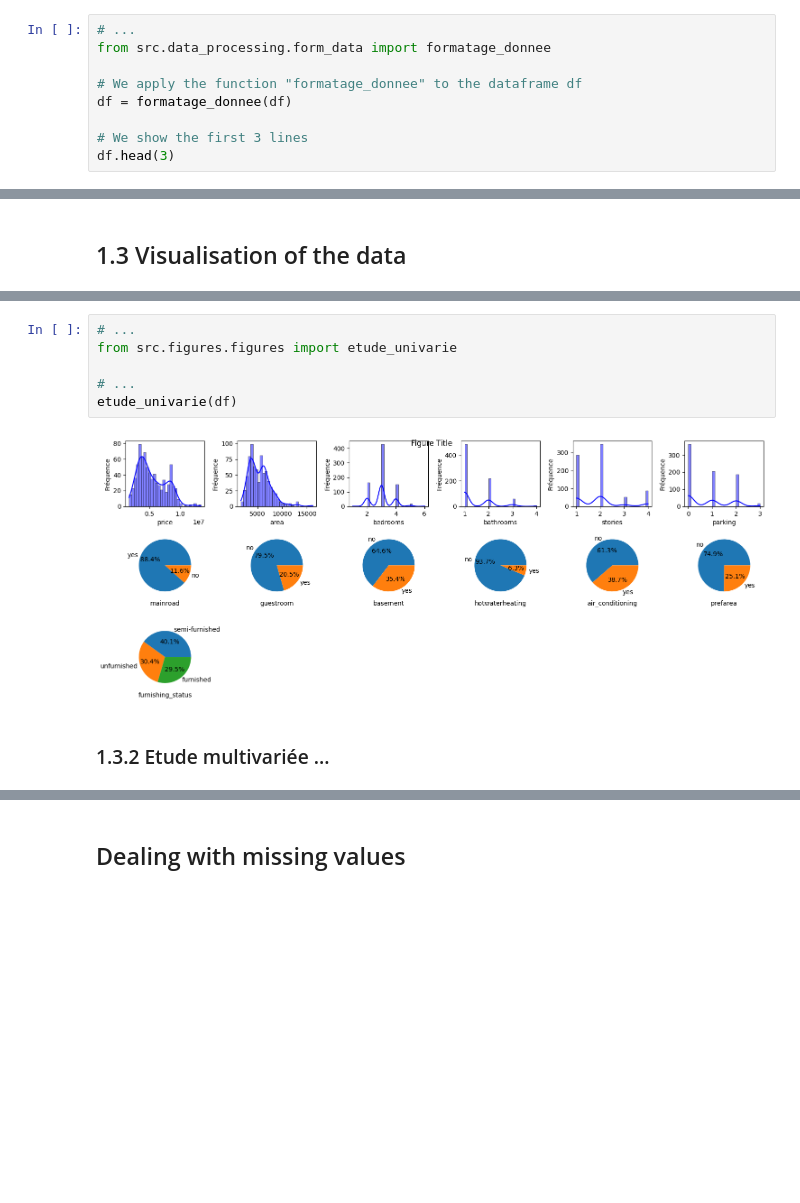
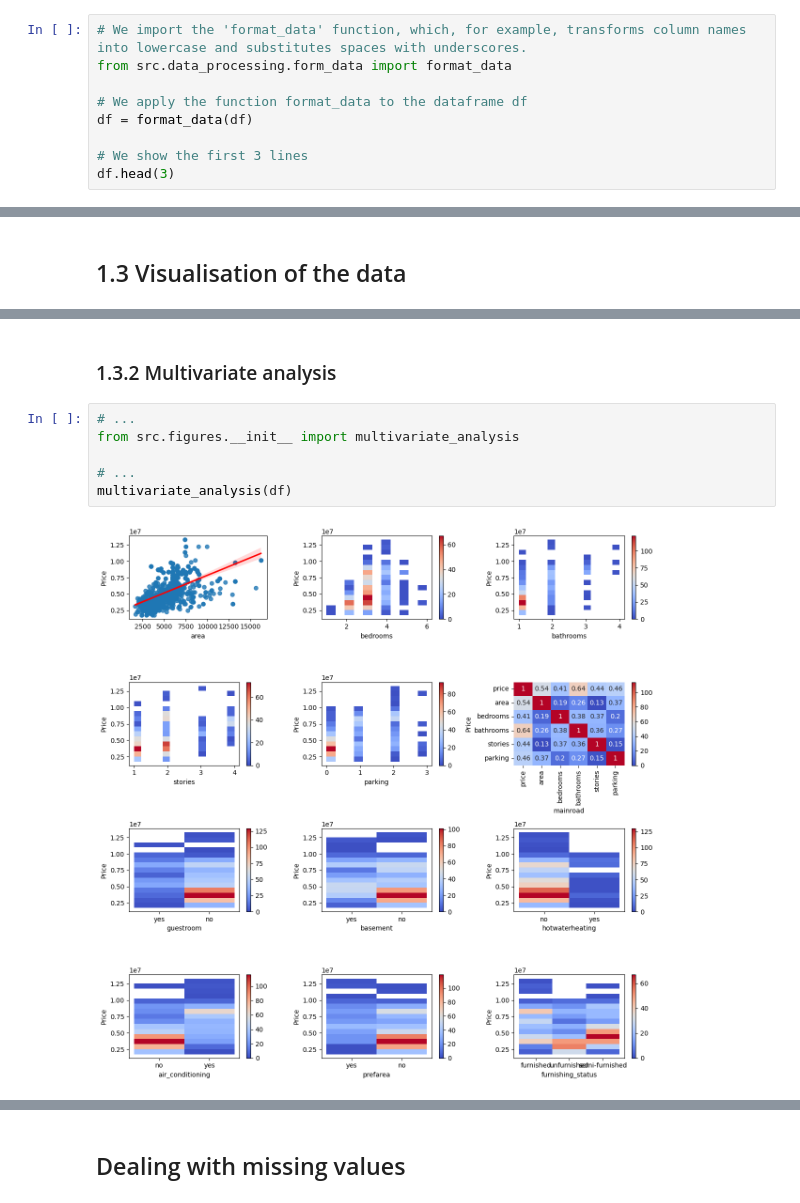
Before and after one commit to Rachadja/house_pricing, a Jupyter notebook: notebook.ipynb, the cells around one changed output, grey strips where cells are left out. Saved outputs shown, nothing was run; the diff lists cells and outputs as text; blank space fills up the shorter version.

```diff
--- a/notebook.ipynb
+++ b/notebook.ipynb
@@ -66,9 +64,9 @@ df.head()
 # %%
-# ...
-from src.data_processing.form_data import formatage_donnee
+# We import the 'format_data' function, which, for example, transforms column names into lowercase and substitutes spaces with underscores.
+from src.data_processing.form_data import format_data
 
-# We apply the function "formatage_donnee" to the dataframe df
-df = formatage_donnee(df)
+# We apply the function format_data to the dataframe df
+df = format_data(df)
 
 # We show the first 3 lines
 df.head(3)
@@ -129,10 +135,10 @@ dtype: int64
+# %% [markdown]
+### 1.3.2 Multivariate analysis
 # %%
 # ...
-from src.figures.figures import etude_univarie
+from src.figures.__init__ import multivariate_analysis
 
 # ...
-etude_univarie(df)
+multivariate_analysis(df)
 # %% [output]
-[figure, old version]
+[figure, new version]
-# %% [markdown]
-### 1.3.2 Etude multivariée ...
```
Also changed, not shown: parts of 13 cells of this notebook, 3 other files.
